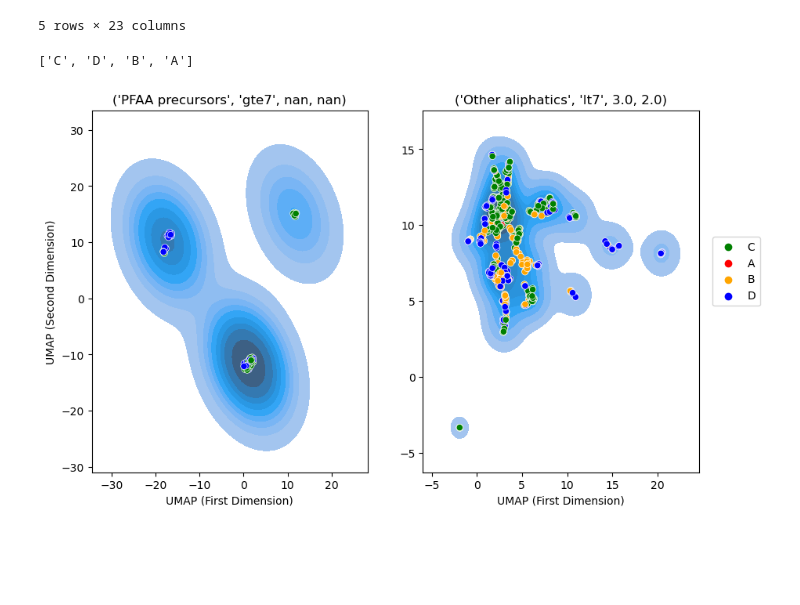
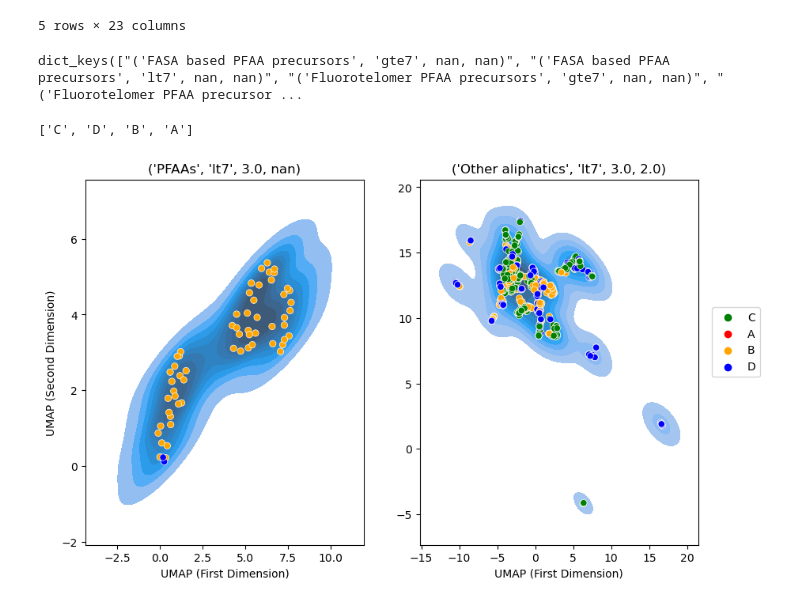
Before and after one commit to patlewig/nts_pfas, a Jupyter notebook: notebooks/21_UMAP.ipynb, the cells around one changed output. Saved outputs shown, nothing was run; the diff lists cells and outputs as text; code cells hidden in the pictures; blank space fills up the shorter version.

```diff
--- a/notebooks/21_UMAP.ipynb
+++ b/notebooks/21_UMAP.ipynb
@@ -171,7 +173,7 @@ def tsne_plots(a,b, label = None):
 umap_lst = []
 for k,v in results.items():
     try:
-        umap_lst.append(umap_plots(results, phys_dict, label = k))
+        umap_lst.append(umap_plots(results,  label = k))
     except Exception as error:
         print(k)
 # %% [output]
@@ -197,0 +186,11 @@ Use umap.utils.disconnected_vertices() to identify them.
+# %%
+mylst = []
+for i in range(len(umap_lst)):
+    mylst.append(umap_lst[i]['label'])
+# %%
+umap_phys = {}
+for i in range(len(umap_lst)):
+    for e in mylst:
+        if umap_lst[i]['label'] == e:
+            a = pd.concat([umap_lst[i]['umap'], phys_dict[e]], axis = 1)
+            umap_phys[e] = a
@@ -197,0 +216,7 @@ Use umap.utils.disconnected_vertices() to identify them.
+# %%
+umap_all = {}
+for i in range(len(umap_lst)):
+    for e in mylst:
+        if umap_lst[i]['label'] == e:
+            a = pd.concat([umap_lst[i]['umap'], universe_dict[e]], axis = 1)
+            umap_all[e] = a
@@ -334,5 +354,6 @@ case_study.head()
 | 9500 | DTXSID601026643 | Perfluoroheptane sulfonamide | NS(=O)(=O)C(F)(F)C(F)(F)C(F)(F)C(... | unclassified | 7 | gte7 | PFAA precursors | DTXSID5059828 | ... |
 5 rows × 23 columns
 # %%
-#for i in range(len(umap_lst)):
-   # print(i, umap_lst[i]['label'])
+umap_all.keys()
+# %% [output]
+dict_keys(["('FASA based PFAA precursors', 'gte7', nan, nan)", "('FASA based PFAA precursors', 'lt7', nan, nan)", "('Fluorotelomer PFAA precursors', 'gte7', nan, nan)", "('Fluorotelomer PFAA precursor ...
@@ -339,36 +362,36 @@ case_study.head()
 # %%
 fig, (ax1, ax2) = plt.subplots(1,2,figsize = (10,6))
 plt.subplots_adjust(hspace = 0.8)
 #colors = {1:'red', 0 : 'blue'}
 color_dict = dict({'A':'blue',
                   'B':'orange',
                   'C': 'green',
                   'D': 'red'})
-ax1.title.set_text(umap_lst[34]['label'])
-ax2.title.set_text(umap_lst[31]['label'])
+ax1.title.set_text("('PFAAs', 'lt7', 3.0, nan)")
+ax2.title.set_text("('Other aliphatics', 'lt7', 3.0, 2.0)")
 #grouped = tsne_df.groupby('Source')
 #for key, group in grouped:
 #    group.plot(ax=ax, kind='scatter', x='tsne_x', y='tsne_y', alpha = alphas[0], label=key, color=colors[key])
 ax1 = sns.kdeplot(x="umap_x", y="umap_y", fill = True,
-                     data=umap_lst[34]['umap'], ax = ax1)
+                     data=umap_all["('PFAAs', 'lt7', 3.0, nan)"], ax = ax1)
 ax1 = sns.scatterplot(x="umap_x", y="umap_y", hue = 'test_track',palette = color_dict,
-                     data=umap_lst[34]['umap'], ax = ax1)
+                     data=umap_all["('PFAAs', 'lt7', 3.0, nan)"], ax = ax1)
 
 ax2 = sns.kdeplot(x="umap_x", y="umap_y", fill = True,
-                     data=umap_lst[31]['umap'], ax = ax2)
+                     data=umap_all["('Other aliphatics', 'lt7', 3.0, 2.0)"], ax = ax2)
 ax2 = sns.scatterplot(x="umap_x", y="umap_y", hue = 'test_track', palette = color_dict,
-                     data=umap_lst[31]['umap'], ax = ax2)
+                     data=umap_all["('Other aliphatics', 'lt7', 3.0, 2.0)"], ax = ax2)
 ax1.get_legend().remove()
 ax2.set_ylabel('')
 ax1.set_ylabel('UMAP (Second Dimension)')
 ax1.set_xlabel('UMAP (First Dimension)')
 ax2.set_xlabel('UMAP (First Dimension)')
 handles, labels = ax2.get_legend_handles_labels()
 print(labels)
 legend_order = ['A', 'B', 'C', 'D']
 labels = ['C', 'A', 'B', 'D']
 l = plt.legend(handles=handles, labels=labels, bbox_to_anchor=(1.05,0.65), loc=2, borderaxespad=0.)
 fig.savefig(figures_dir+'Figure9_211223.png', dpi = 300, bbox_inches = 'tight')
 # %% [output]
 ['C', 'D', 'B', 'A']
-[figure, old version]
+[figure, new version]
```
Also changed, not shown: parts of 18 cells of this notebook.
